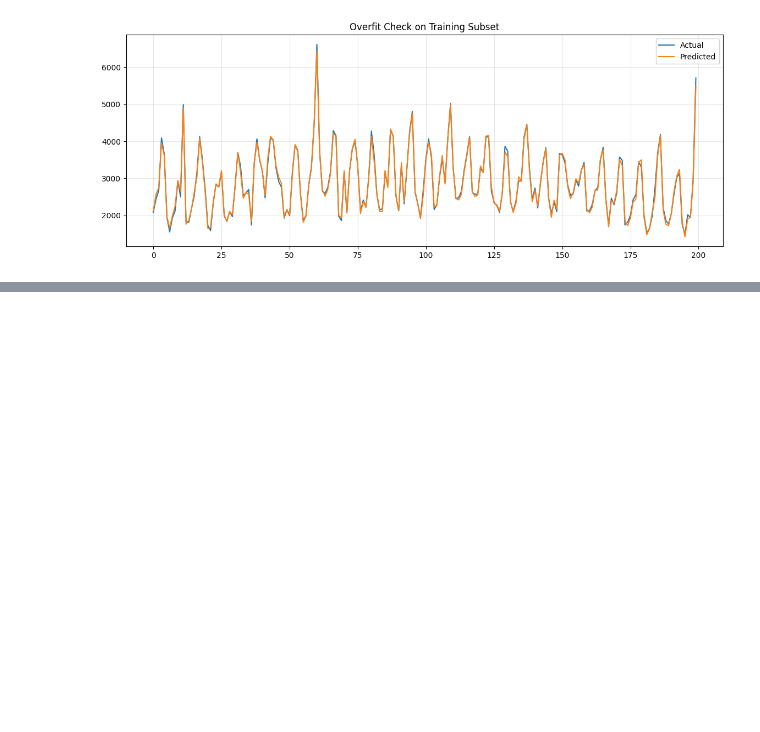
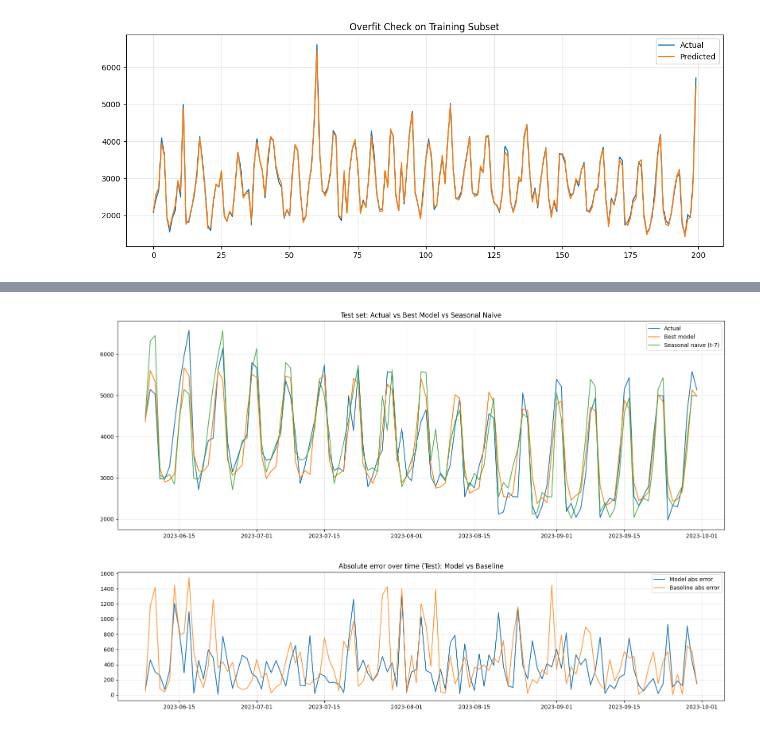
Before and after one commit to Mrschiss/IndusAnalProj, a Jupyter notebook: src/rnn.ipynb, the cells around one changed output, grey strips where cells are left out. Drawn from its saved outputs; the diff is of its cells as text; code cells hidden in the pictures; blank space fills up the shorter version.

```diff
--- a/src/rnn.ipynb
+++ b/src/rnn.ipynb
@@ -683,6 +1106,0 @@ NameError: name 'X_seq' is not defined
-# %%
-rmse = root_mean_squared_error(actuals, preds)
-mae = mean_absolute_error(actuals, preds)
-
-print(f"Backtest RMSE: {rmse:.2f}")
-print(f"Backtest MAE : {mae:.2f}")
@@ -699,0 +1463,5 @@ plt.show()
+# %%
+results_df, best = run_grid_search(grid, max_epochs=60, patience=6)
+results_df.head(20)
+results_df.to_csv(r'../models/rnn_model_zoo_results.csv')
+print("BEST:", best["cfg"], "val_mae:", best["val_mae"])
@@ -699,0 +1801,67 @@ plt.show()
+# %%
+import numpy as np
+import matplotlib.pyplot as plt
+from sklearn.metrics import mean_absolute_error, root_mean_squared_error
+
+# Pull outputs from Cell 1
+seq_len = FINAL_seq_len
+pred = FINAL_test_pred_inv
+act  = FINAL_test_act_inv
+
+# Build date index for test predictions:
+# Because we used "trainval tail + test" context, the predictions correspond to ALL df_test days in order.
+dates = df_test.index  # same length as test period
+
+# Sanity: pred/act should align with df_test length
+print("len(df_test) :", len(df_test))
+print("len(pred)    :", len(pred))
+print("len(act)     :", len(act))
+
+# If lengths differ, align on the last min length (safe guard)
+m = min(len(df_test), len(pred), len(act))
+dates = dates[-m:]
+pred  = pred[-m:]
+act   = act[-m:]
+
+# Seasonal naive baseline: y[t-7] within TEST only
+base = df_test["total_units_sold"].shift(7).values
+base = base[-m:]  # align same window
+
+mask = ~np.isnan(base)
+
+act_m  = act[mask]
+pred_m = pred[mask]
+base_m = base[mask]
+dates_m = dates[mask]
+
+print("FINAL MODEL (aligned) MAE :", mean_absolute_error(act_m, pred_m))
+print("FINAL MODEL (aligned) RMSE:", root_mean_squared_error(act_m, pred_m))
+print("BASELINE (aligned) MAE    :", mean_absolute_error(act_m, base_m))
+print("BASELINE (aligned) RMSE   :", root_mean_squared_error(act_m, base_m))
+
+# --- Plot full test ---
+plt.figure(figsize=(16,6))
+plt.plot(dates_m, act_m, label="Actual")
+plt.plot(dates_m, pred_m, label="Best model")
+plt.plot(dates_m, base_m, label="Seasonal naive (t-7)", alpha=0.8)
+plt.title("Test set: Actual vs Best Model vs Seasonal Naive")
+plt.legend()
+plt.grid(alpha=0.3)
+plt.tight_layout()
+plt.savefig(r"../graphs/rnn/Best_Model_Performance.png", dpi=300, bbox_inches="tight")
+plt.show()
+
+# --- Absolute error over time ---
+abs_err_model = np.abs(act_m - pred_m)
+abs_err_base  = np.abs(act_m - base_m)
+
+plt.figure(figsize=(16,4))
+plt.plot(dates_m, abs_err_model, label="Model abs error")
+plt.plot(dates_m, abs_err_base, label="Baseline abs error", alpha=0.8)
+plt.title("Absolute error over time (Test): Model vs Baseline")
+plt.legend()
+plt.grid(alpha=0.3)
+plt.tight_layout()
+plt.savefig(r"../graphs/rnn/Final_absolute_error.png", dpi=300, bbox_inches="tight")
+plt.show()
+# %% [output]
@@ -699,0 +1875,2 @@ plt.show()
+[figure, added]
+[figure, added]
```
Also changed, not shown: parts of 47 cells of this notebook, 6 other files.
